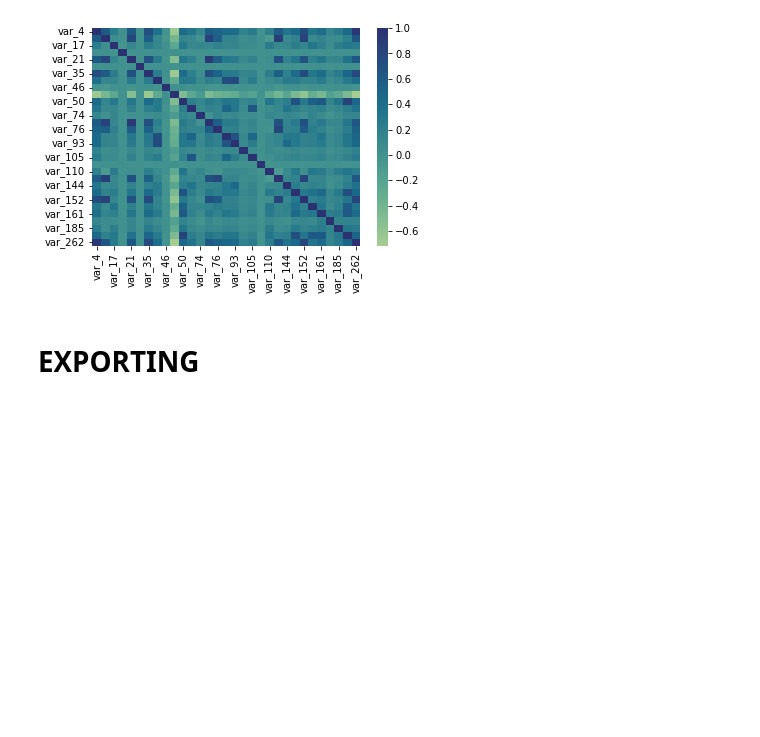
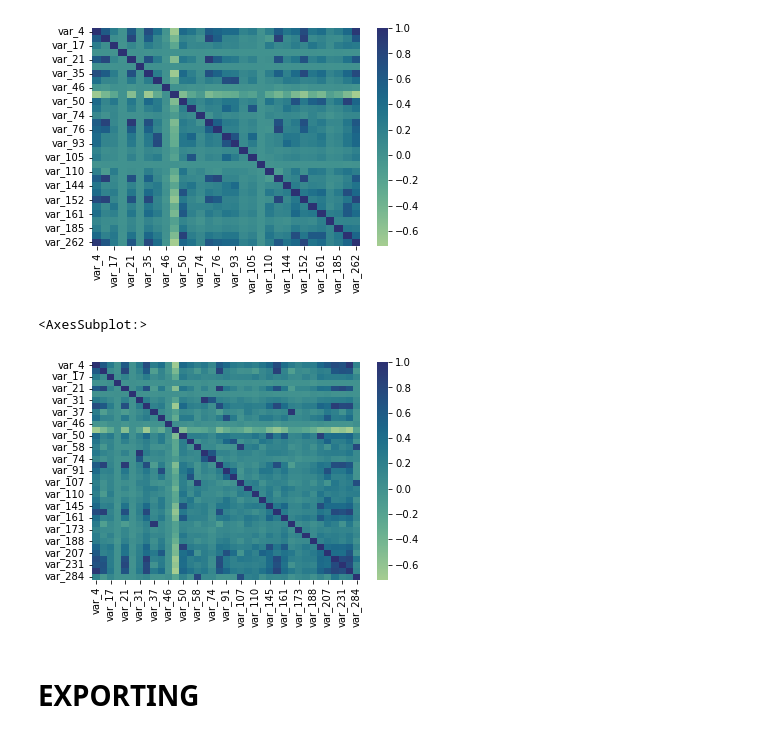
Before and after one commit to nizwant/Wstep_do_ML, a Jupyter notebook: Projekt_1/walidacja/codeW/hejtowanie.ipynb, the cells around one changed output. Drawn from its saved outputs; the diff is of its cells as text; code cells hidden in the pictures; blank space fills up the shorter version.

```diff
--- a/Projekt_1/walidacja/codeW/hejtowanie.ipynb
+++ b/Projekt_1/walidacja/codeW/hejtowanie.ipynb
@@ -528,6 +669,12 @@ sb.heatmap(mc, cmap="crest")
 # %% [output]
 <AxesSubplot:>
 [figure]
+# %%
+mcc = X_val.corr(method="spearman")
+sb.heatmap(mcc, cmap="crest")
+# %% [output]
+<AxesSubplot:>
+[figure, added]
 # %% [markdown]
 # EXPORTING
 # %%
```
Also changed, not shown: parts of 25 cells of this notebook.
